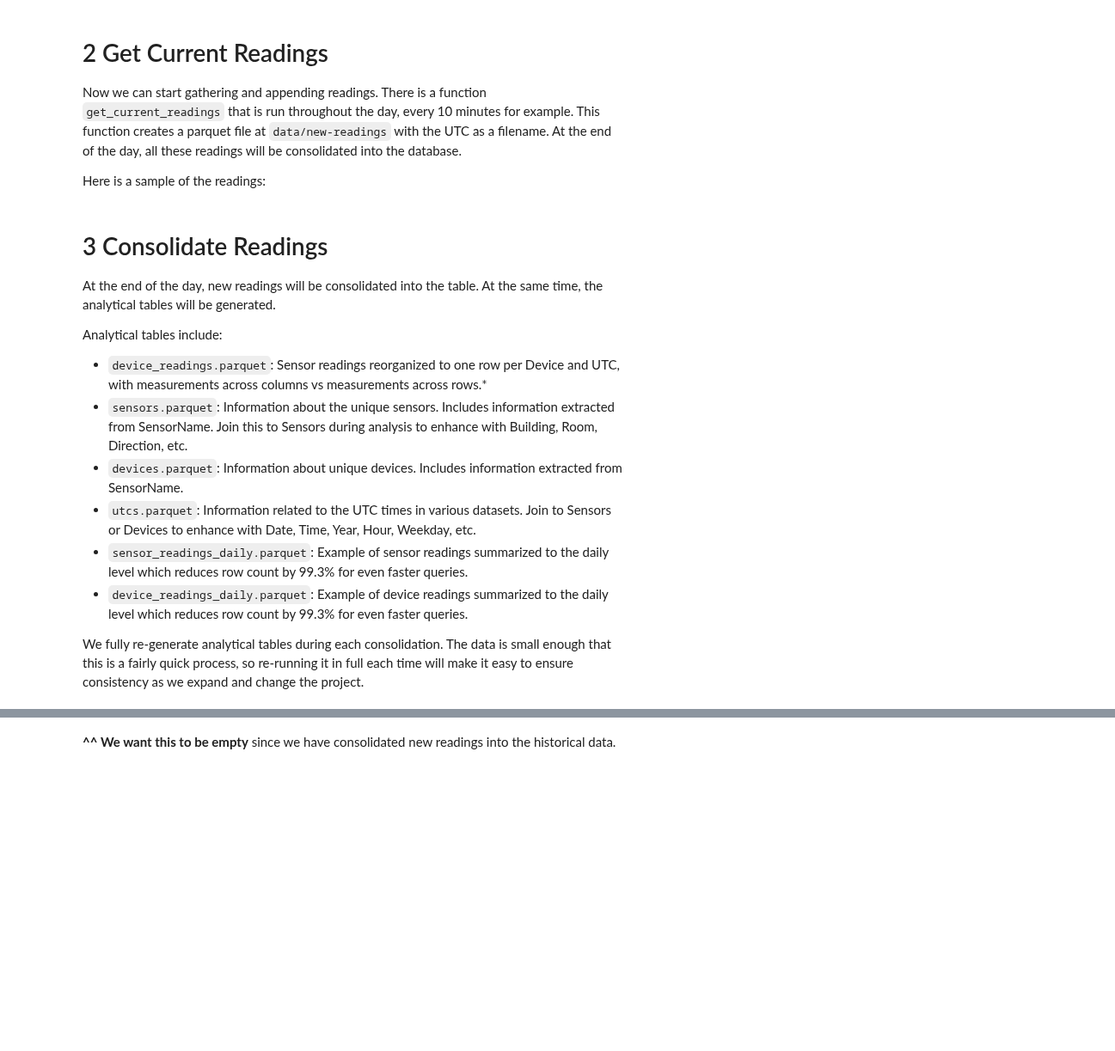
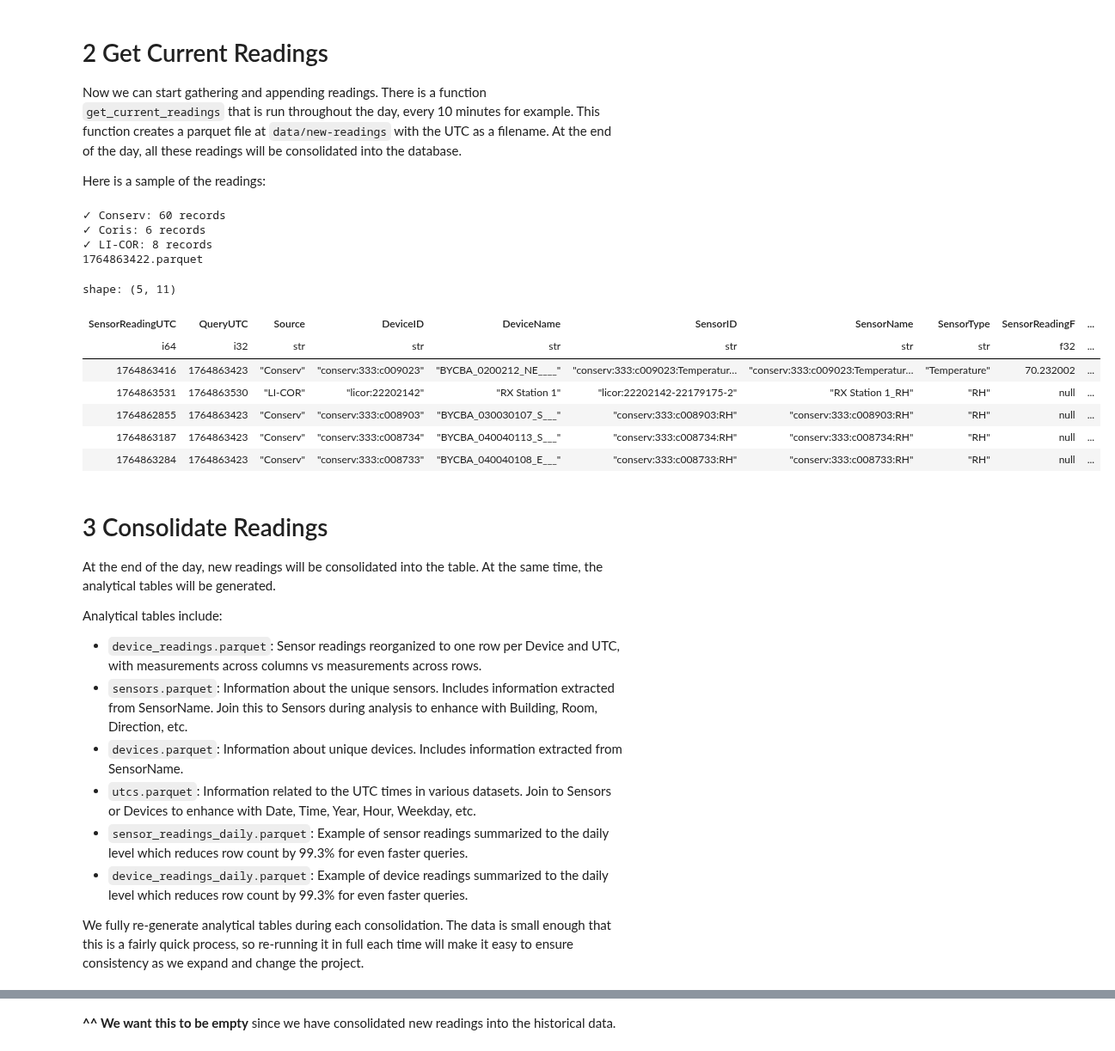
Before and after one commit to Environmental-Pipeline/environmental-sensor-poc, a Jupyter notebook: experiments/1-examples-cron.ipynb, the cells around one changed output, grey strips where cells are left out. Shown at 86% size. Cells and saved outputs as stored; diff of their text form; code cells hidden in the pictures; blank space fills up the shorter version.

```diff
--- a/experiments/1-examples-cron.ipynb
+++ b/experiments/1-examples-cron.ipynb
@@ -101,16 +101,29 @@ Now we can start gathering and appending readings. There is a function `get_curr
 Here is a sample of the readings:
 # %%
 # Wait 15 minutes to allow a new Conserv reading.
-# import time
-# time.sleep(15 * 60)  # Wait 15 minutes (900 seconds)
+import time
+time.sleep(15 * 60)  # Wait 15 minutes (900 seconds)
 
-# envdt.get_current_readings()
+envdt.get_current_readings()
 
-# # Data is read into new-readings folder for consolidation at the end of the day.
-# import os
-# filename = os.listdir('../data/new-readings')[0]
-# print(filename)
-# polars.read_parquet('../data/new-readings/' + filename).sample(5)
+# Data is read into new-readings folder for consolidation at the end of the day.
+import os
+filename = os.listdir('../data/new-readings')[0]
+print(filename)
+polars.read_parquet('../data/new-readings/' + filename).sample(5)
+# %% [output]
+✓ Conserv: 60 records
+✓ Coris: 6 records
+✓ LI-COR: 8 records
+1764863422.parquet
+shape: (5, 11)
+| SensorReadingUTC | QueryUTC | Source | DeviceID | DeviceName | SensorID | SensorName | SensorType | SensorReadingF | ... |
+| i64 | i32 | str | str | str | str | str | str | f32 | ... |
+| 1764863416 | 1764863423 | "Conserv" | "conserv:333:c009023" | "BYCBA_0200212_NE____" | "conserv:333:c009023:Temperatur… | "conserv:333:c009023:Temperatur… | "Temperature" | 70.232002 | ... |
+| 1764863531 | 1764863530 | "LI-COR" | "licor:22202142" | "RX Station 1" | "licor:22202142-22179175-2" | "RX Station 1_RH" | "RH" | null | ... |
+| 1764862855 | 1764863423 | "Conserv" | "conserv:333:c008903" | "BYCBA_030030107_S___" | "conserv:333:c008903:RH" | "conserv:333:c008903:RH" | "RH" | null | ... |
+| 1764863187 | 1764863423 | "Conserv" | "conserv:333:c008734" | "BYCBA_040040113_S___" | "conserv:333:c008734:RH" | "conserv:333:c008734:RH" | "RH" | null | ... |
+| 1764863284 | 1764863423 | "Conserv" | "conserv:333:c008733" | "BYCBA_040040108_E___" | "conserv:333:c008733:RH" | "conserv:333:c008733:RH" | "RH" | null | ... |
 # %% [markdown]
 # 3 Consolidate Readings
 
@@ -118,7 +131,7 @@ At the end of the day, new readings will be consolidated into the table. At the
 
 Analytical tables include:
 
-* `device_readings.parquet`: Sensor readings reorganized to one row per Device and UTC, with measurements across columns vs measurements across rows.*
+* `device_readings.parquet`: Sensor readings reorganized to one row per Device and UTC, with measurements across columns vs measurements across rows.
 * `sensors.parquet`: Information about the unique sensors. Includes information extracted from SensorName. Join this to Sensors during analysis to enhance with Building, Room, Direction, etc.
 * `devices.parquet`: Information about unique devices. Includes information extracted from SensorName.
 * `utcs.parquet`: Information related to the UTC times in various datasets. Join to Sensors or Devices to enhance with Date, Time, Year, Hour, Weekday, etc.
```
Also changed, not shown: parts of 18 cells of this notebook, 1 other file.
